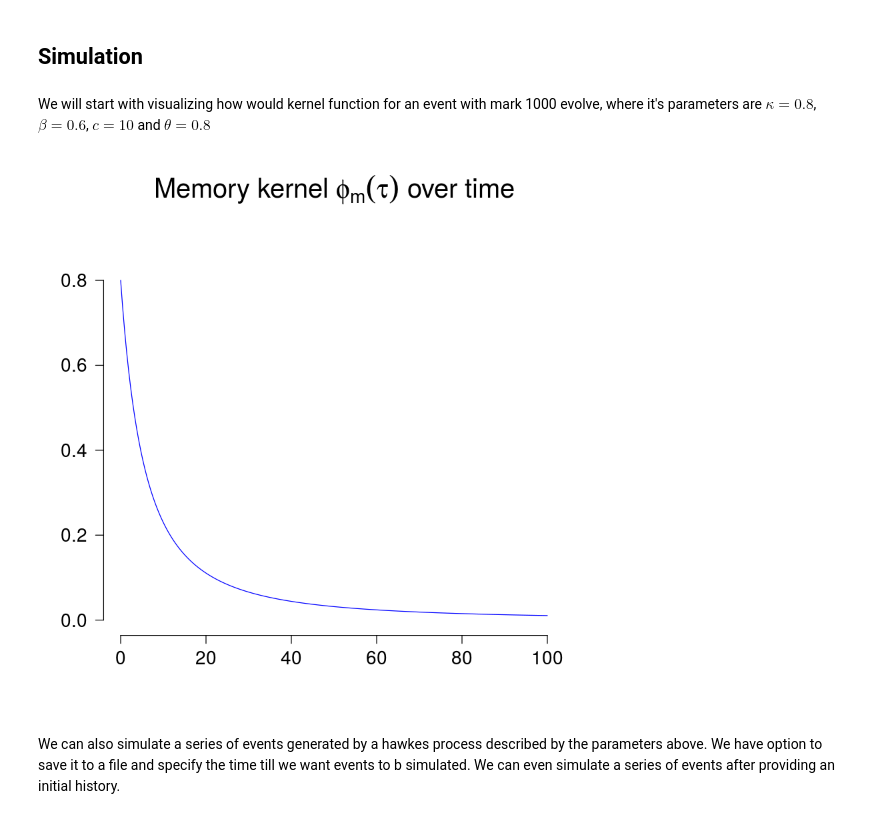
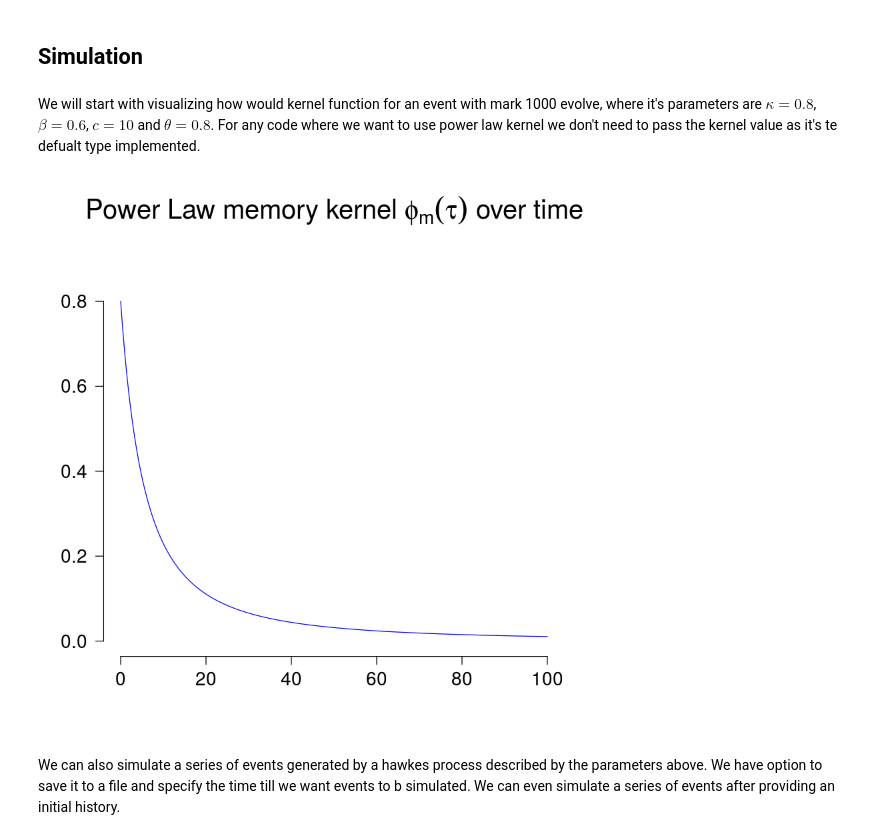
Before and after one commit to s-mishra/featuredriven-hawkes, a Jupyter notebook: code/marked_hawkes_point_process.ipynb, the cells around one changed output. Cells and saved outputs as stored; diff of their text form; code cells hidden in the pictures.

```diff
--- a/code/marked_hawkes_point_process.ipynb
+++ b/code/marked_hawkes_point_process.ipynb
@@ -13,30 +13,30 @@ Loading required package: ipoptr
 # %% [markdown]
 ## Simulation
 # %% [markdown]
-We will start with visualizing how would kernel function for an event with mark 1000 evolve, where it's parameters are $\kappa = 0.8$, $\beta = 0.6$, $c = 10$ and $\theta = 0.8$
+We will start with visualizing how would kernel function for an event with mark 1000 evolve, where it's parameters are $\kappa = 0.8$, $\beta = 0.6$, $c = 10$ and $\theta = 0.8$. For any code where we want to use power law kernel we don't need to pass the kernel value as it's te defualt type implemented.
 # %%
 # initial event we want to use for simmulation
 event <- c(1000, 0)
 # series of time points we want to simmulate event for
 t <- seq(from = 0, to = 100, length=1000)
 # parameters for kernel
 K <- 0.8
 beta <- 0.6
 c <- 10
 theta <- 0.8
 
+# Power Law Kernel
 # calling the kernelfunction to get the values
-values <- kernelFct(event = event, t = t, K = K, beta = beta, c = c, theta = theta)
-
+values.PL <- kernelFct(event = event, t = t, K = K, beta = beta, c = c, theta = theta, kernel.type='PL')
 # ploting the kernel function
-plot(x = t, y = values, type = 'l', col = 'blue', pch=16, bty = "n",
-      lty = 1, las = 1, yaxt = "n", xaxt = "n", ylim = c(0, max(values)+0.1),
+plot(x = t, y = values.PL, type = 'l', col = 'blue', pch=16, bty = "n",
+      lty = 1, las = 1, yaxt = "n", xaxt = "n", ylim = c(0, max(values.PL)+0.1),
         cex.main = 2, cex.lab = 1.8, cex.axis = 1.4,
-        main = expression(paste("Memory kernel ", phi[m] (tau), " over time")), ylab = "", xlab = "" )
+        main = expression(paste("Power Law memory kernel ", phi[m] (tau), " over time")), ylab = "", xlab = "" )
 axis(side = 2, las = 1, cex.axis = 1.4)
 axis(side = 1, cex.axis = 1.4 )
 # %% [output]
-[figure, old version]
+[figure, new version]
 # %% [markdown]
 We can also simulate a series of events generated by a hawkes process described by the parameters above. We have option to save it to a file and specify the time till we want events to b simulated. We can even simulate a series of events after providing an initial history.
 # %%
```
Also changed, not shown: parts of 12 cells of this notebook, 5 other files.
